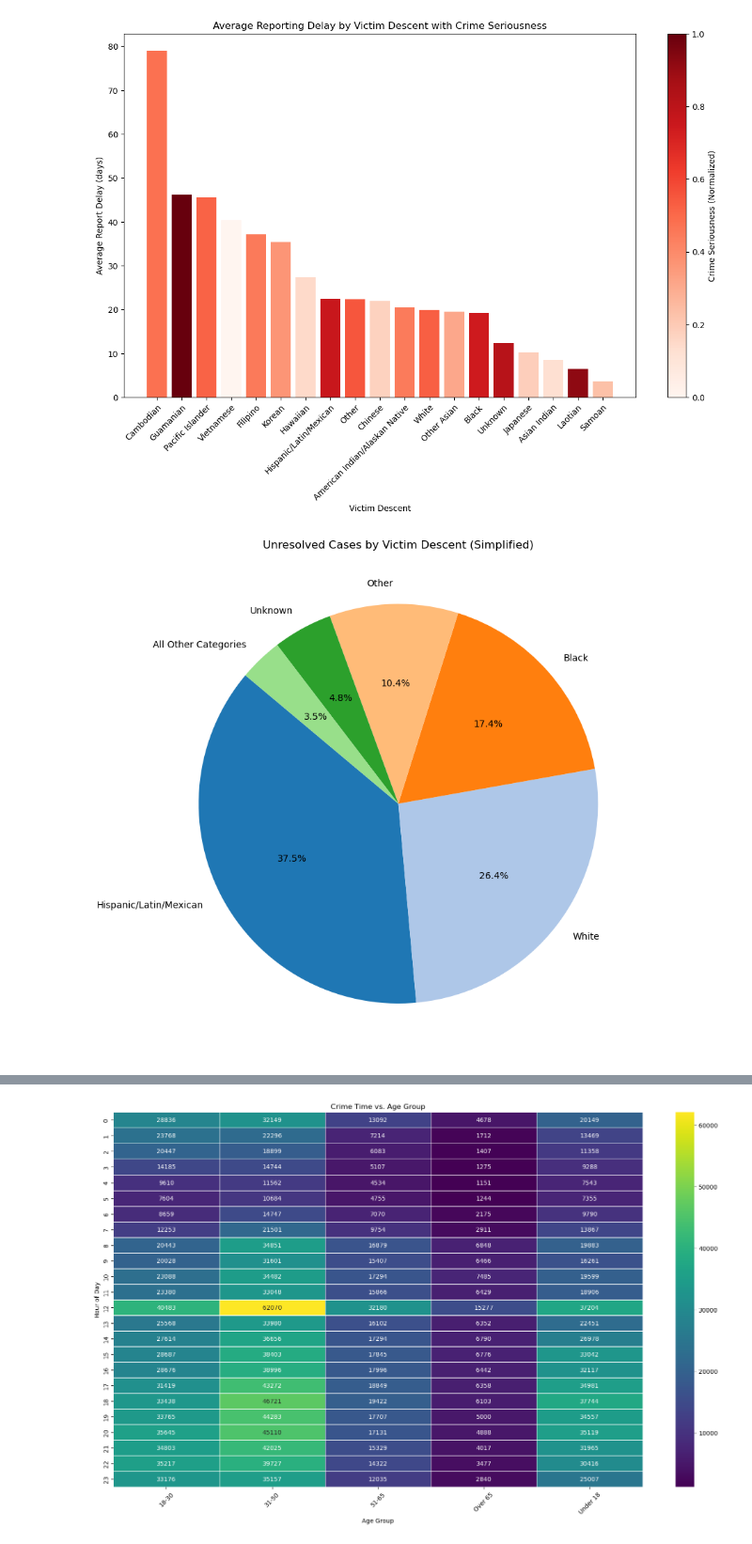
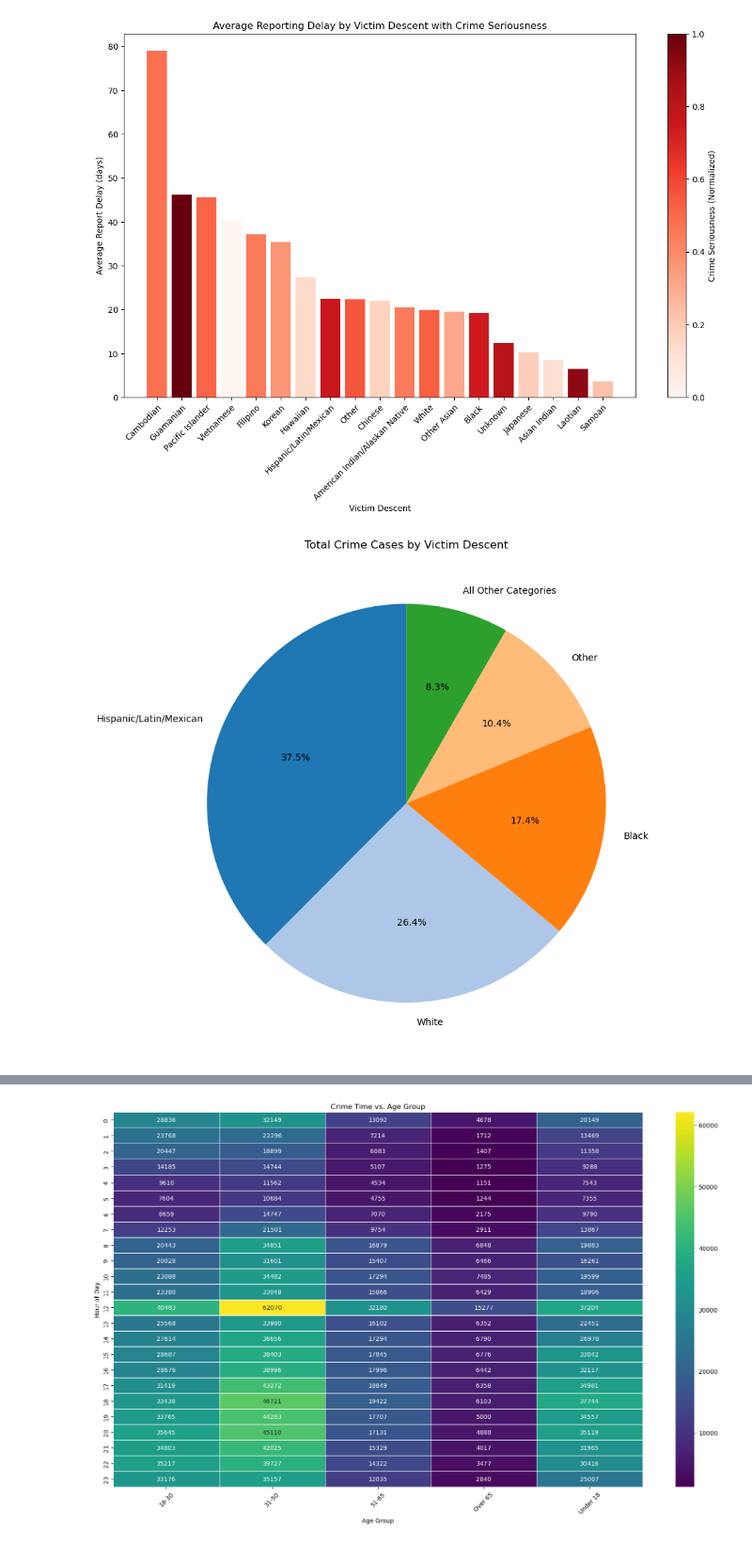
Before and after one commit to Odysseas-Stefanakis/UCalgary_Research_Odysseas, a Jupyter notebook: LA_Crime_Data.ipynb, the cells around one changed output, grey strips where cells are left out. Shown at 94% size. Saved outputs shown, nothing was run; the diff lists cells and outputs as text; code cells hidden in the pictures.

```diff
--- a/LA_Crime_Data.ipynb
+++ b/LA_Crime_Data.ipynb
@@ -366,48 +366,44 @@ set_ticklabels() should only be used with a fixed number of ticks, i.e. after se
 [figure]
 # %%
 import matplotlib.pyplot as plt
+
+# Assuming 'la_crime_data_2010_to_2021_sorted' is already loaded with the correct columns
 
 # Mapping descent codes to full descriptions
 descent_mapping = {
     'A': 'Other Asian', 'B': 'Black', 'C': 'Chinese', 'D': 'Cambodian',
     'F': 'Filipino', 'G': 'Guamanian', 'H': 'Hispanic/Latin/Mexican',
     'I': 'American Indian/Alaskan Native', 'J': 'Japanese', 'K': 'Korean',
     'L': 'Laotian', 'O': 'Other', 'P': 'Pacific Islander', 'S': 'Samoan',
     'U': 'Hawaiian', 'V': 'Vietnamese', 'W': 'White', 'X': 'Unknown',
     'Z': 'Asian Indian'
 }
 
-# Calculate unresolved cases by victim descent
-status_by_descent = la_crime_data_2010_to_2021_sorted.groupby(['Vict Descent', 'Status Desc']).size().unstack(fill_value=0)
-
-# If "Unresolved" column exists, use it; otherwise, sum all statuses
-unresolved_cases = status_by_descent['Unresolved'] if 'Unresolved' in status_by_descent.columns else status_by_descent.sum(axis=1)
-
-# Sort unresolved cases
-unresolved_cases_sorted = unresolved_cases.sort_values(ascending=False)
+# Calculate the total cases by victim descent
+cases_by_descent = la_crime_data_2010_to_2021_sorted['Vict Descent'].value_counts()
 
 # Apply descent mapping to index
-unresolved_cases_sorted.index = [descent_mapping.get(idx, idx) for idx in unresolved_cases_sorted.index]
+cases_by_descent.index = [descent_mapping.get(idx, idx) for idx in cases_by_descent.index]
 
 # Group smaller slices into "All Other Categories" for better readability
-threshold = 0.03  # Group categories smaller than 3% of total
-total_unresolved = unresolved_cases_sorted.sum()
-large_slices = unresolved_cases_sorted[unresolved_cases_sorted / total_unresolved > threshold]
-small_slices = unresolved_cases_sorted[unresolved_cases_sorted / total_unresolved <= threshold]
+threshold = 0.05  # Group categories smaller than 5% of total
+total_cases = cases_by_descent.sum()
+large_slices = cases_by_descent[cases_by_descent / total_cases > threshold]
+small_slices = cases_by_descent[cases_by_descent / total_cases <= threshold]
 if not small_slices.empty:
     large_slices['All Other Categories'] = small_slices.sum()
 
 # Simplified pie chart
 plt.figure(figsize=(10, 8))
 plt.pie(
     large_slices,
     labels=large_slices.index,
     autopct='%1.1f%%',
-    startangle=140,
+    startangle=90,
     colors=plt.cm.tab20.colors
 )
-plt.title('Unresolved Cases by Victim Descent (Simplified)')
+plt.title('Total Crime Cases by Victim Descent')
 plt.tight_layout()
 plt.show()
 # %% [output]
-[figure, old version]
+[figure, new version]
```
Also changed, not shown: parts of 4 cells of this notebook.
